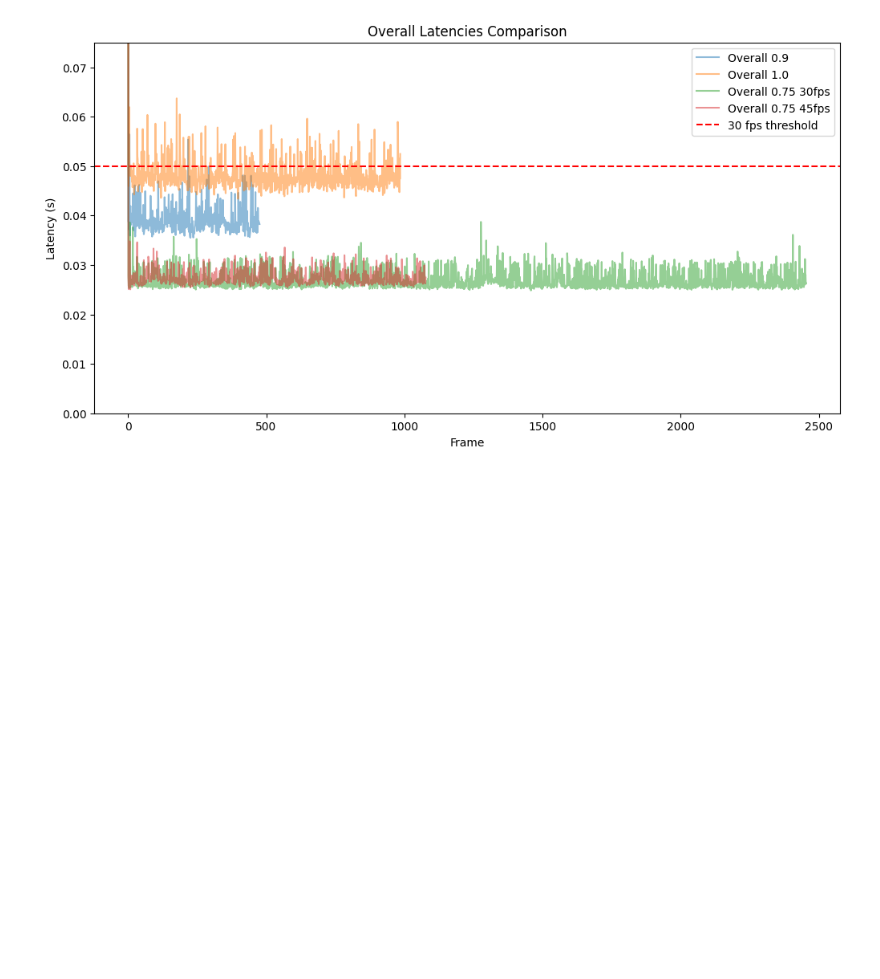
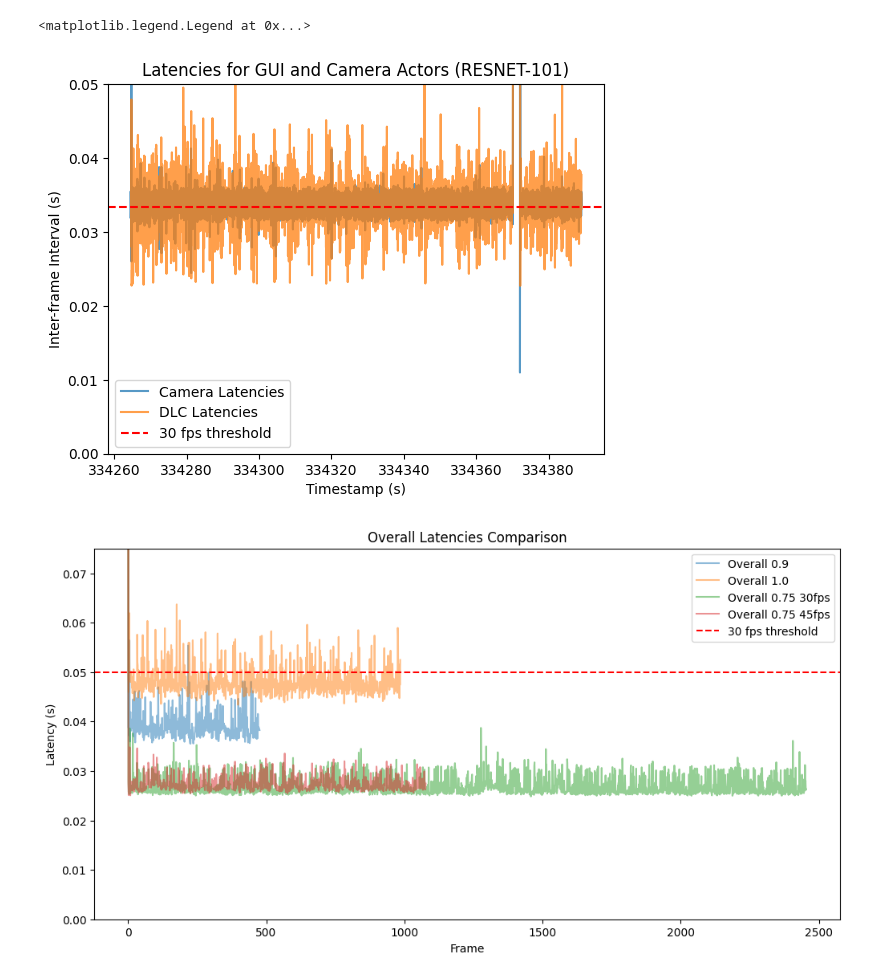
Before and after one commit to draeloslab/improv, a Jupyter notebook: demos/FES/newLatencies.ipynb, the cells around one changed output. Cells and saved outputs as stored; diff of their text form; code cells hidden in the pictures; blank space fills up the shorter version.

```diff
--- a/demos/FES/newLatencies.ipynb
+++ b/demos/FES/newLatencies.ipynb
@@ -46,3 +46,17 @@ plt.show()
+# %%
+plt.plot(cam_latencies[1:], np.diff(cam_latencies), label='Camera Latencies', alpha=0.75)
+# plt.plot(gui_frame[1:], np.diff(gui_frame), label='GUI Frame Latencies', alpha=0.75)
+plt.plot(overall[1:], np.diff(overall), label='DLC Latencies', alpha=0.75)
+plt.axhline(y=1/fps, color='r', linestyle='--', label='30 fps threshold')
+plt.xlabel('Timestamp (s)')
+plt.ylabel('Inter-frame Interval (s)')
+plt.title('Latencies for GUI and Camera Actors (RESNET-101)')
+plt.ylim(0, 0.05)
+
+plt.legend()
+# %% [output]
+<matplotlib.legend.Legend at 0x...>
+[figure, added]
 # %%
 overall_090 = np.load('/home/chesteklab/predictions/20250805-1003/latencies.npy')
 predictions_090 = np.load('/home/chesteklab/predictions/20250805-1003/predictions.npy')
```
Also changed, not shown: parts of 1 cell of this notebook, 6 other files.
